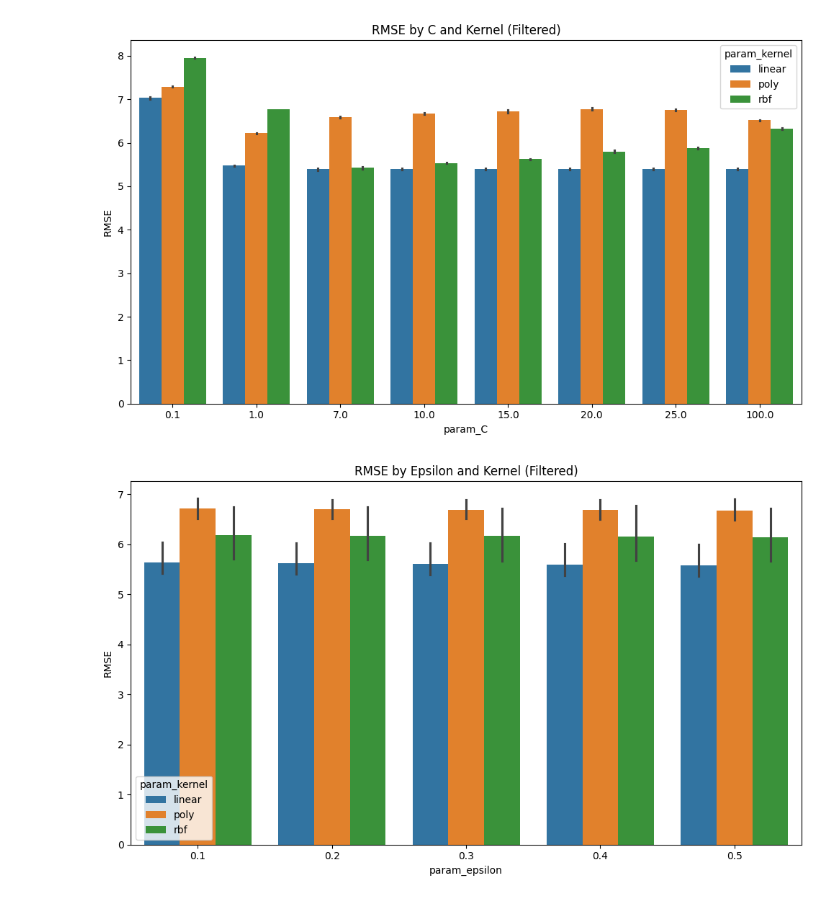
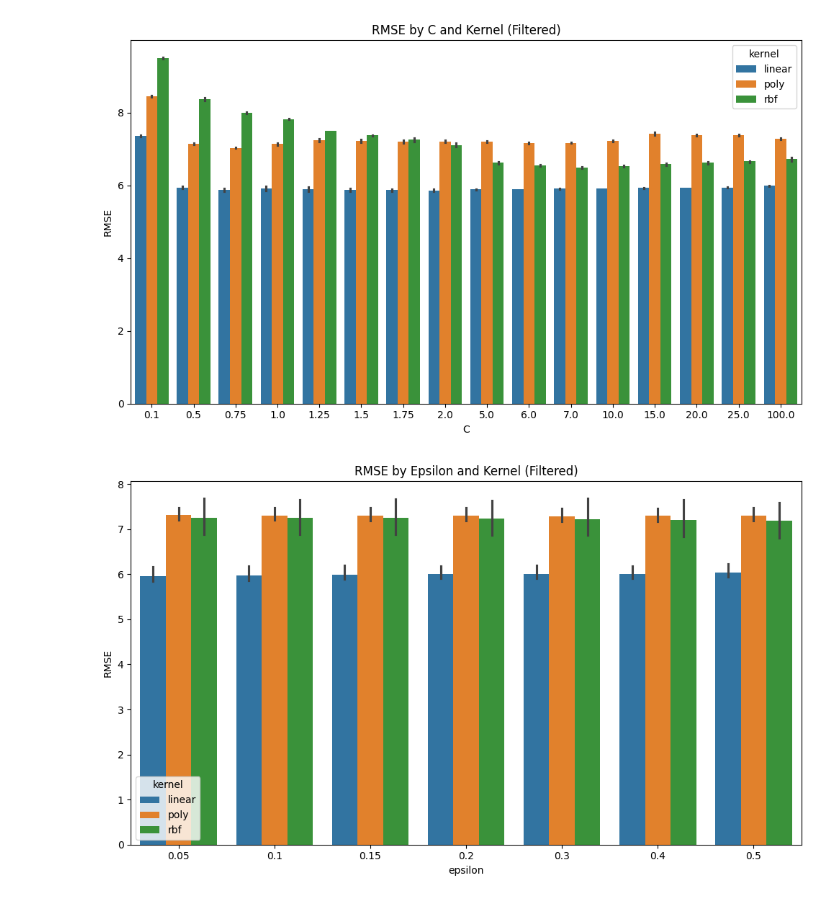
Before and after one commit to FC1104-XX/ProjIntegrador, a Jupyter notebook: SVM.ipynb, the cells around one changed output. Drawn from its saved outputs; the diff is of its cells as text; code cells hidden in the pictures.

```diff
--- a/SVM.ipynb
+++ b/SVM.ipynb
@@ -12,6 +16,20 @@ import joblib
 # %%
 df = pd.read_excel("pm10s_classes500m.xlsx")
+df["urban_pm10w"] = df["Urbanizado"] * df["pm10_weighted"]
+df["transp_pm10w"] = df["Transporte"] * df["pm10_weighted"]
+X = df[[
+    "pm10_weighted",
+    "Urbanizado",
+    "Transporte",
+    "urban_pm10w",
+    "transp_pm10w"
+]]
+y = df['pm10']
 
-X = df[['pm10_weighted', 'Transporte', 'Urbanizado']]
-y = df['pm10']
+param_grid = {
+    'svr__kernel': ['linear', 'poly', 'rbf'],
+    'svr__degree': [3],  # only used for 'poly'
+    'svr__C': [0.1, 0.5, 0.75, 1, 1.25, 1.5, 1.75, 2, 5, 6, 7, 10, 15, 20, 25, 100],
+    'svr__epsilon': [0.05, 0.10, 0.15, 0.2, 0.3, 0.4, 0.5]
+}
 # %%
@@ -66,0 +116,3 @@ Test set R² Score: 0.7061108595643342
+# %%
+result = full_svr_diagnostics(X, y, param_grid, LeaveOneOut())
+results_df = result["cv_results_df"]
@@ -67,27 +131,27 @@ Test set R² Score: 0.7061108595643342
 # %%
-results_df = pd.DataFrame(grid_search.cv_results_)
 
-# Convert to positive RMSE
-results_df['RMSE'] = -results_df['mean_test_score']
-# Filter out extreme RMSE values (e.g., >30)
-filtered_df = results_df[results_df['RMSE'] < 30]
-# Plot 1: RMSE by Kernel (filtered)
+
+# Filter and plot
+results_df["RMSE"] = results_df["rmse"]  # Already positive
+filtered_df = results_df[results_df["RMSE"] < 30]
+
+# Plot 1: RMSE by Kernel
 plt.figure(figsize=(8, 6))
-sns.boxplot(data=filtered_df, x='param_kernel', y='RMSE')
+sns.boxplot(data=filtered_df, x='kernel', y='RMSE')
 plt.title('RMSE by Kernel (Filtered)')
 plt.tight_layout()
 plt.show()
 
-# Plot 2: RMSE by C and Kernel (filtered)
+# Plot 2: RMSE by C and Kernel
 plt.figure(figsize=(10, 6))
-sns.barplot(data=filtered_df, x='param_C', y='RMSE', hue='param_kernel')
+sns.barplot(data=filtered_df, x='C', y='RMSE', hue='kernel')
 plt.title('RMSE by C and Kernel (Filtered)')
 plt.tight_layout()
 plt.show()
 
-# Plot 3: RMSE by Epsilon and Kernel (filtered)
+# Plot 3: RMSE by Epsilon and Kernel
 plt.figure(figsize=(10, 6))
-sns.barplot(data=filtered_df, x='param_epsilon', y='RMSE', hue='param_kernel')
+sns.barplot(data=filtered_df, x='epsilon', y='RMSE', hue='kernel')
 plt.title('RMSE by Epsilon and Kernel (Filtered)')
 plt.tight_layout()
 plt.show()
@@ -96,3 +160,3 @@ plt.show()
-[figure, old version]
+[figure, new version]
-[figure, old version]
+[figure, new version]
 # %%
```
Also changed, not shown: parts of 10 cells of this notebook.
